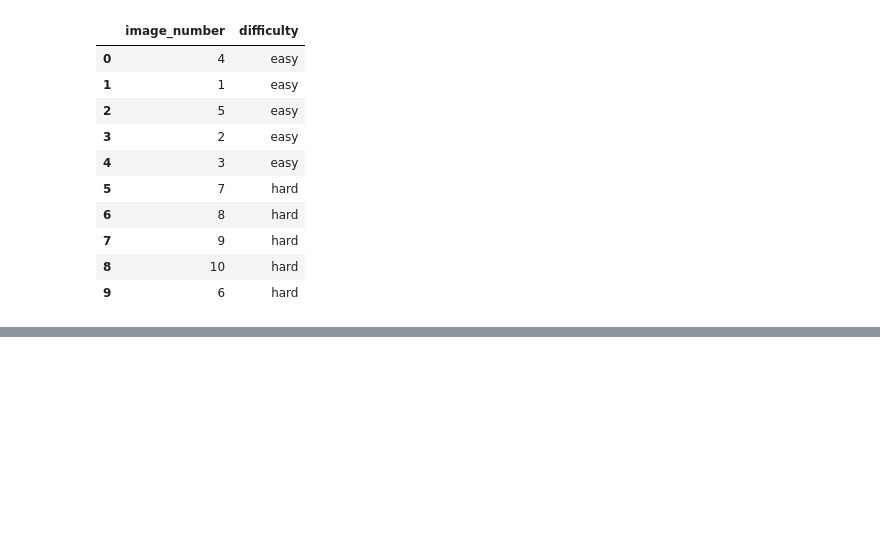
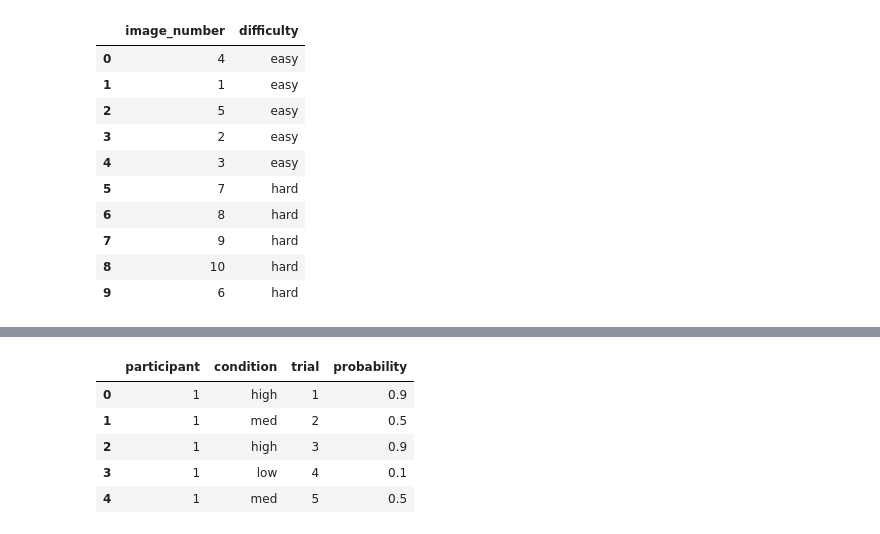
Before and after one commit to laurafontanesi/psychopy-seminar, a Jupyter notebook: notebooks/wpa_3.ipynb, the cells around one changed output, grey strips where cells are left out. Cells and saved outputs as stored; diff of their text form; code cells hidden in the pictures; blank space fills up the shorter version.

```diff
--- a/notebooks/wpa_3.ipynb
+++ b/notebooks/wpa_3.ipynb
@@ -323,0 +449,9 @@ df.groupby(['difficulty']).apply(lambda x: x.sample(frac=1)).reset_index(drop=Tr
+# %%
+stimuli.head()
+# %% [output]
+|  | participant | condition | trial | probability |
+| 0 | 1 | high | 1 | 0.9 |
+| 1 | 1 | med | 2 | 0.5 |
+| 2 | 1 | high | 3 | 0.9 |
+| 3 | 1 | low | 4 | 0.1 |
+| 4 | 1 | med | 5 | 0.5 |
```
Also changed, not shown: parts of 30 cells of this notebook, 2 other files.
